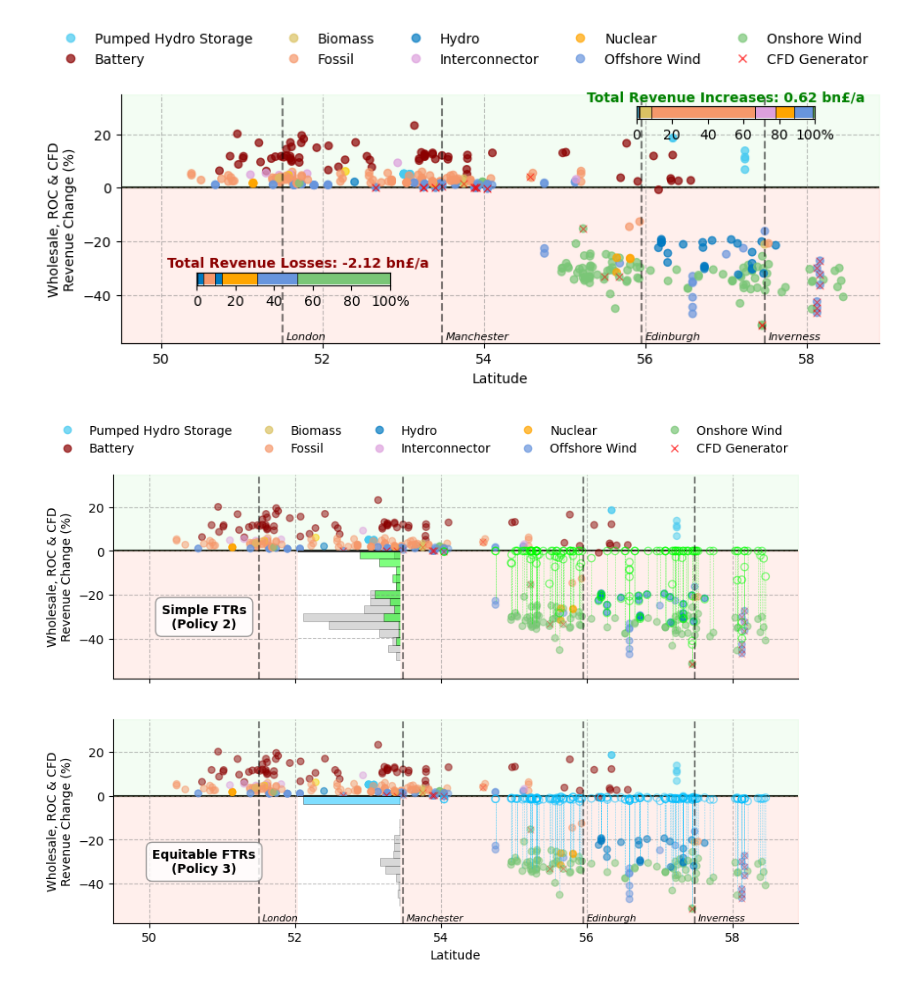
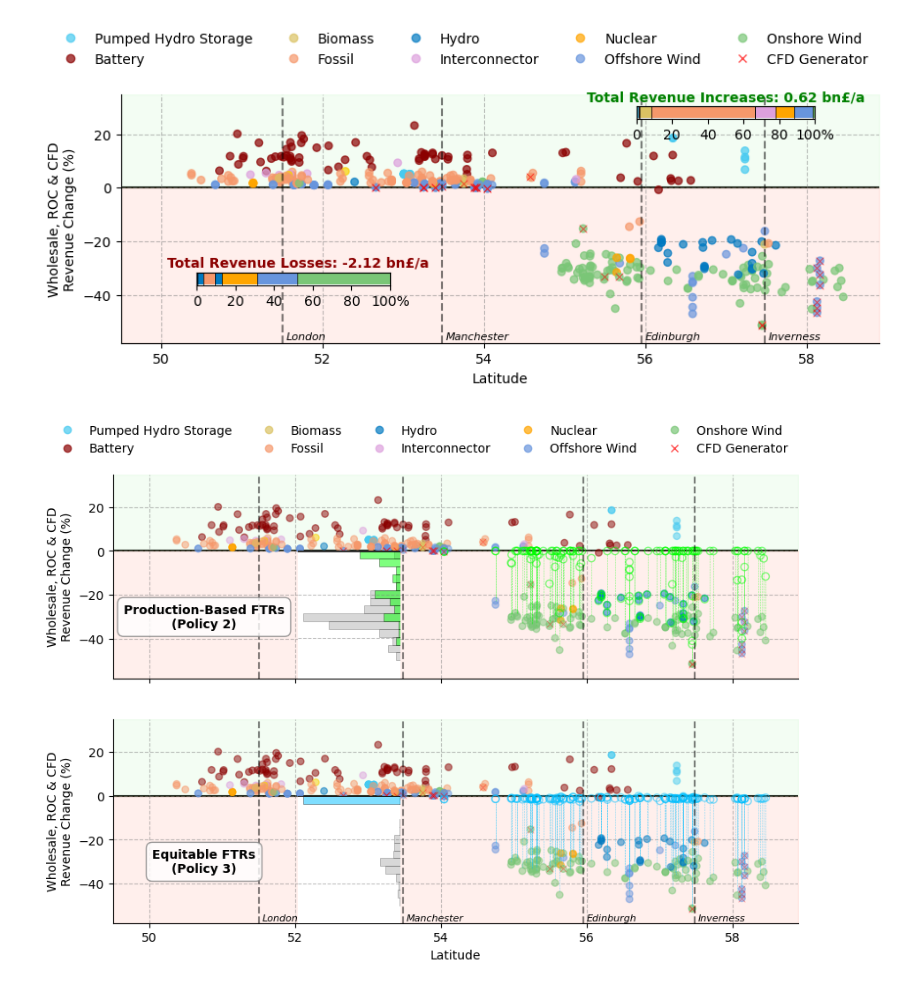
Before and after one commit to LukasFrankenQ/GBPower, a Jupyter notebook: notebooks/unit_revenues.ipynb, the cells around one changed output. Saved outputs shown, nothing was run; the diff lists cells and outputs as text; code cells hidden in the pictures.

```diff
--- a/notebooks/unit_revenues.ipynb
+++ b/notebooks/unit_revenues.ipynb
@@ -397,7 +397,7 @@ for ax, policy_values, c, name in zip(
     axs,
     [perc_change_2, perc_change_3],
     [policy_colors['zonal'], policy_colors['zonal_with_policy']],
-    ['Simple FTRs\n(Policy 2)', 'Equitable FTRs\n(Policy 3)']
+    ['Production-Based FTRs\n(Policy 2)', 'Equitable FTRs\n(Policy 3)']
     # ['Policy 2', 'Policy 3']
     ):
 
@@ -524,31 +524,31 @@ for ax, policy_values, c, name in zip(
 
     # Add text with name in the lower left quarter with white frame
     text_box = ax.text(0.133, 0.3, name, transform=ax.transAxes,
                       ha='center', va='center', fontsize=10, weight='bold')
     # Add white frame/background to the text
     text_box.set_bbox(dict(facecolor='white', alpha=0.8, edgecolor='gray', boxstyle='round,pad=0.5'))
 
 
 axs[1].text(51.55, -55.8, 'London', ha='left', va='center', fontsize=8, color='k', fontstyle='italic')
 axs[1].text(53.53, -55.8, 'Manchester', ha='left', va='center', fontsize=8, color='k', fontstyle='italic')
 axs[1].text(56.0, -55.8, 'Edinburgh', ha='left', va='center', fontsize=8, color='k', fontstyle='italic')
 axs[1].text(57.53, -55.8, 'Inverness', ha='left', va='center', fontsize=8, color='k', fontstyle='italic')
 
 # Place the legend above the first axis (axs[0])
 # axs[0].legend(
 axs[0].legend(
     legend_handles,
     legend_labels,
     loc='upper center',
     bbox_to_anchor=(0.45, 1.3),
     ncol=5,
     frameon=False)
 
 axs[0].set_xticklabels('')
 
 axs[1].set_xlabel('Latitude')
 
 plt.savefig('annual_policy_revenue_changes.pdf', bbox_inches='tight')
 plt.show()
 # %% [output]
-[figure, old version]
+[figure, new version]
```
Also changed, not shown: 1 other file.
